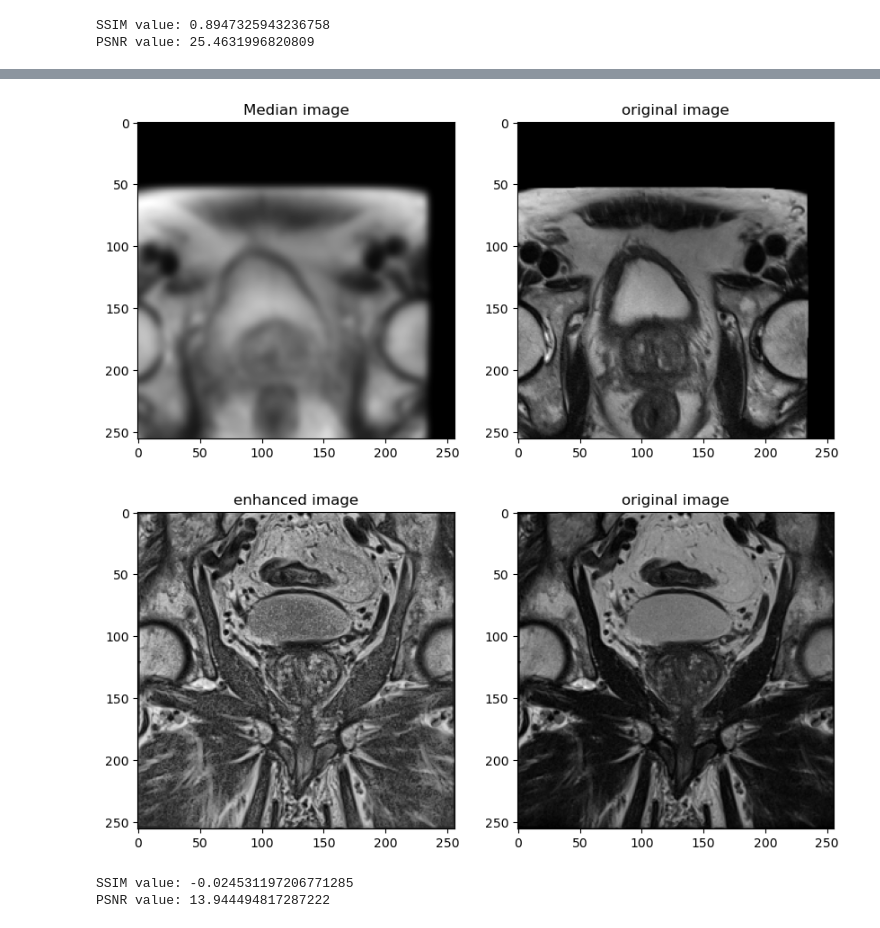
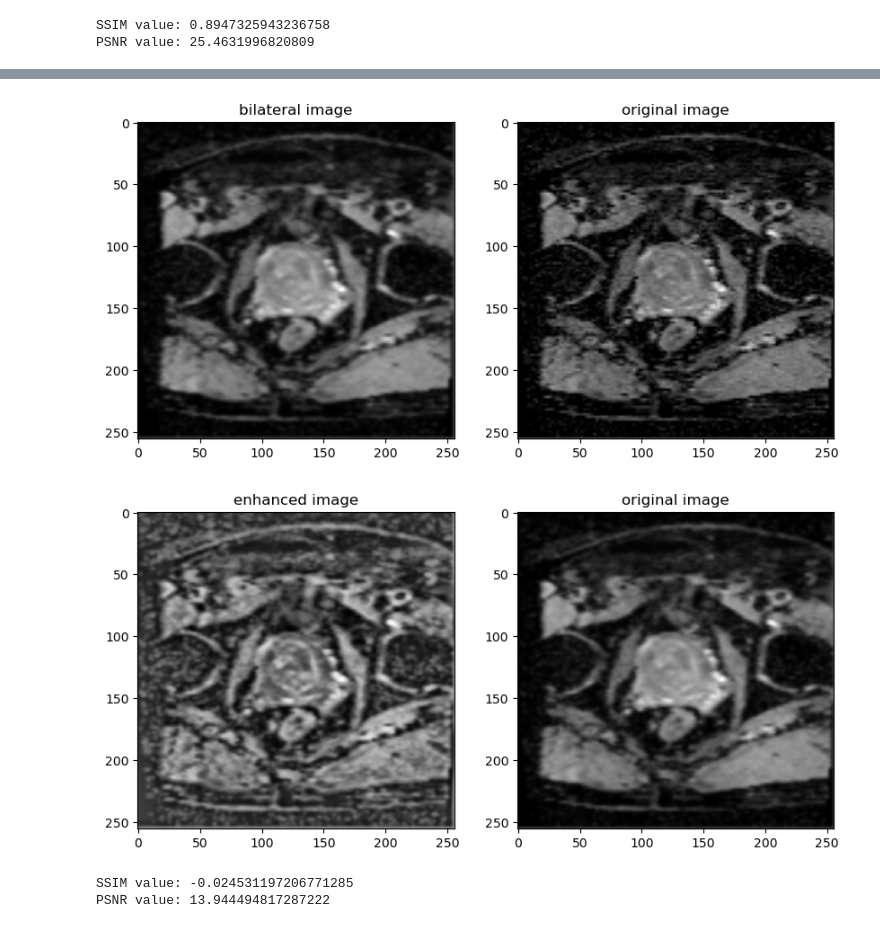
Before and after one commit to Mehrdadt1999/MRI_Preprocessing, a Jupyter notebook: Part2/MRI_preprocessing_part2.ipynb, the cells around one changed output, grey strips where cells are left out. Cells and saved outputs as stored; diff of their text form; code cells hidden in the pictures.

```diff
--- a/Part2/MRI_preprocessing_part2.ipynb
+++ b/Part2/MRI_preprocessing_part2.ipynb
@@ -313,25 +314,26 @@ PSNR value: 27.602765212409107
 # %%
-imge = sitk.ReadImage(df_t2w['path'].iloc[5]) # df_adc, df_hbv
-median_filter = sitk.BilateralImageFilter()
-median_filter.GetDomainSigma()
-median_image = median_filter.Execute(imge)
+imge = sitk.ReadImage(df_adc['path'].iloc[0])
+bilateral_filter = sitk.BilateralImageFilter()
+bilateral_filter.SetDomainSigma(0.5)
+bilateral_filter.SetRangeSigma(3)
+bilateral_image = bilateral_filter.Execute(imge)
 plt.figure(figsize=(10, 5))
 plt.subplot(1, 2, 1)
-plt.title("Median image")
-plt.imshow(sitk.GetArrayFromImage(median_image)[11], cmap='gray')
+plt.title("bilateral image")
+plt.imshow(sitk.GetArrayFromImage(bilateral_image)[11], cmap='gray')
 plt.subplot(1, 2, 2)
 plt.title("original image")
 plt.imshow(sitk.GetArrayFromImage(imge)[11], cmap='gray')
 plt.show()
 # %% [output]
-[figure, old version]
+[figure, new version]
 # %%
-imge = sitk.ReadImage(df_cor['path'].iloc[5])
+imge = sitk.ReadImage(df_adc['path'].iloc[0])
 
 clahe_filter = sitk.AdaptiveHistogramEqualizationImageFilter()
 clahe_filter.SetAlpha(0.5)
 clahe_filter.SetBeta(0.5)
-enhanced_image = clahe_filter.Execute(imge)
+enhanced_image = clahe_filter.Execute(bilateral_image)
 
 plt.figure(figsize=(10, 5))
 plt.subplot(1, 2, 1)
@@ -339,10 +341,10 @@ plt.title("enhanced image")
 plt.imshow(sitk.GetArrayFromImage(enhanced_image)[11], cmap='gray')
 plt.subplot(1, 2, 2)
 plt.title("original image")
-plt.imshow(sitk.GetArrayFromImage(imge)[11], cmap='gray')
+plt.imshow(sitk.GetArrayFromImage(bilateral_image)[11], cmap='gray')
 plt.show()
 # %% [output]
-[figure, old version]
+[figure, new version]
 # %%
 image_array = sitk.GetArrayFromImage(imge)
 enhanced_array = sitk.GetArrayFromImage(enhanced_image)
```
Also changed, not shown: parts of 4 cells of this notebook, 1 other file.
